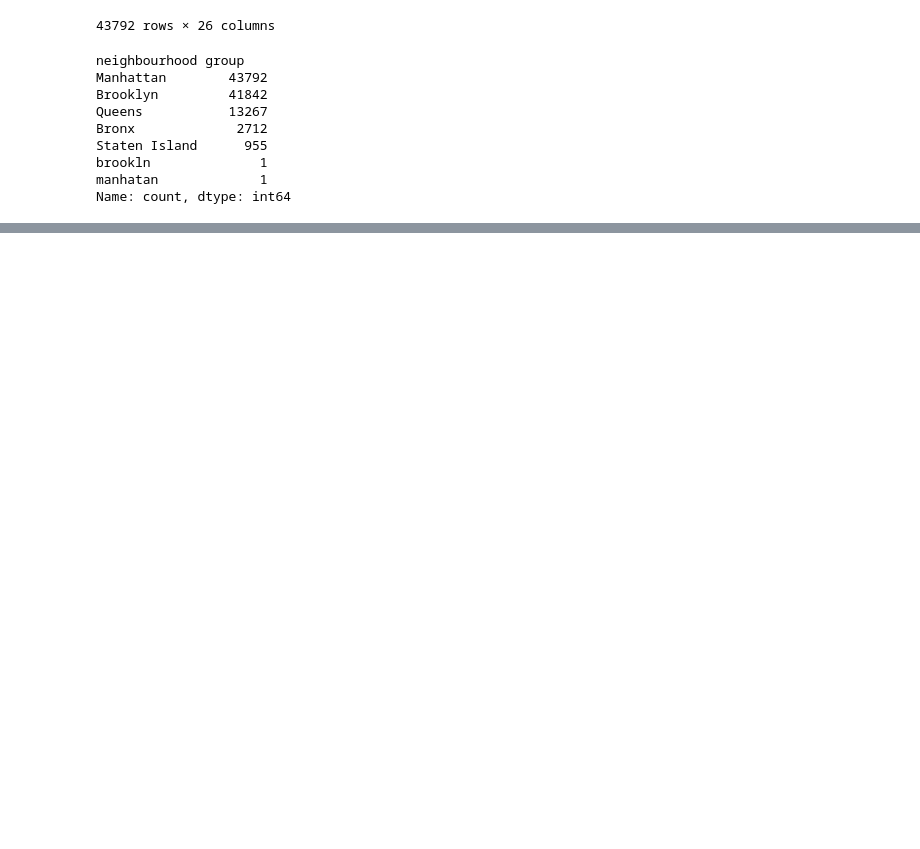
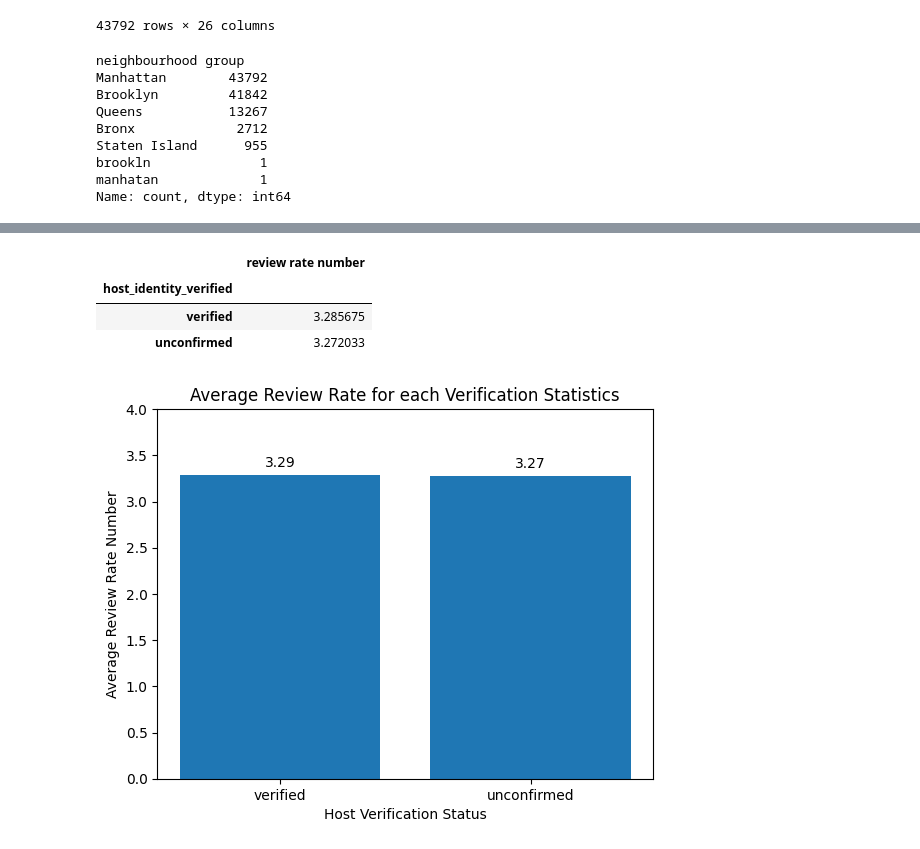
Before and after one commit to DDEV98/Internships, a Jupyter notebook: Edunet/VOIS_AICTE_Oct2025_DomanLal/Doman_lal_Source_Code.ipynb, the cells around one changed output, grey strips where cells are left out. Drawn from its saved outputs; the diff is of its cells as text; code cells hidden in the pictures; blank space fills up the shorter version.

```diff
--- a/Edunet/VOIS_AICTE_Oct2025_DomanLal/Doman_lal_Source_Code.ipynb
+++ b/Edunet/VOIS_AICTE_Oct2025_DomanLal/Doman_lal_Source_Code.ipynb
@@ -87,0 +168,17 @@ hi bye....
+# %%
+review = df.groupby('host_identity_verified')['review rate number'].mean().sort_values(ascending = False).to_frame()
+review
+# %% [output]
+|  | review rate number |
+| host_identity_verified |  |
+| verified | 3.285675 |
+| unconfirmed | 3.272033 |
+# %%
+review_bar = plt.bar(review.index,review.loc[:,"review rate number"]);
+plt.bar_label(review_bar, labels = round(review.loc[:,"review rate number"],2),padding = 4);
+plt.ylim([0,4]);
+plt.xlabel('Host Verification Status');
+plt.ylabel('Average Review Rate Number');
+plt.title('Average Review Rate for each Verification Statistics');
+# %% [output]
+[figure, added]
```
Also changed, not shown: parts of 29 cells of this notebook, 1 other file.
